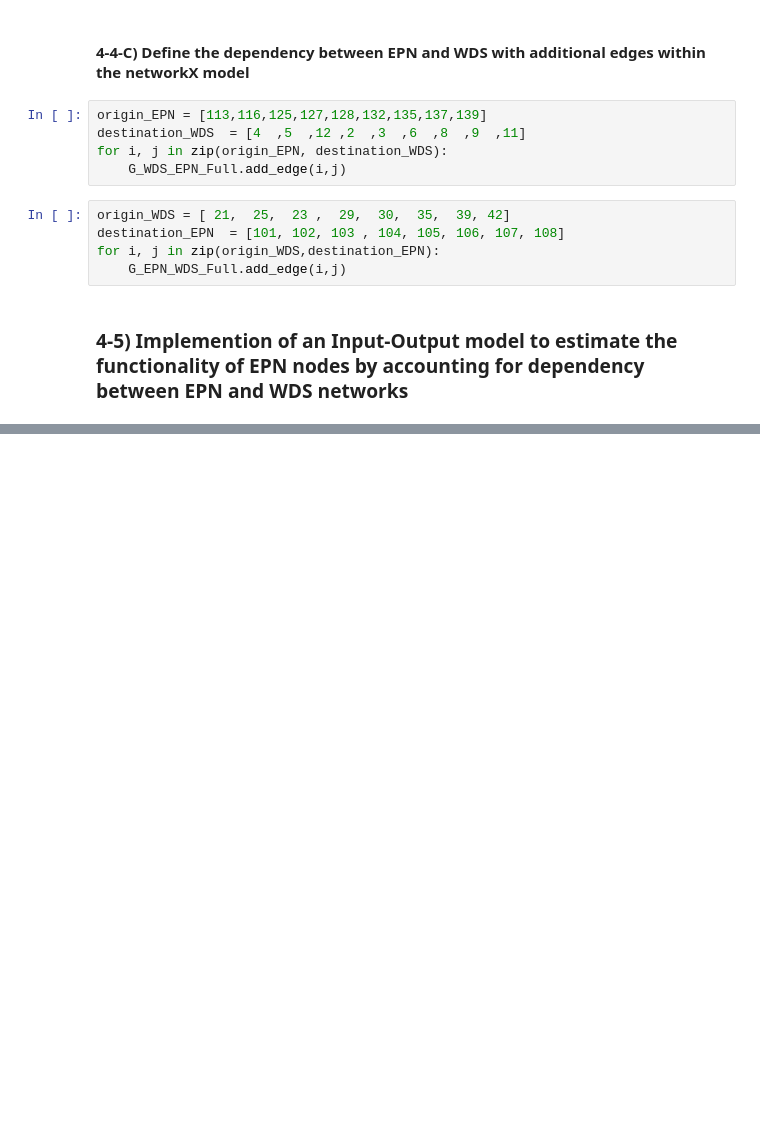
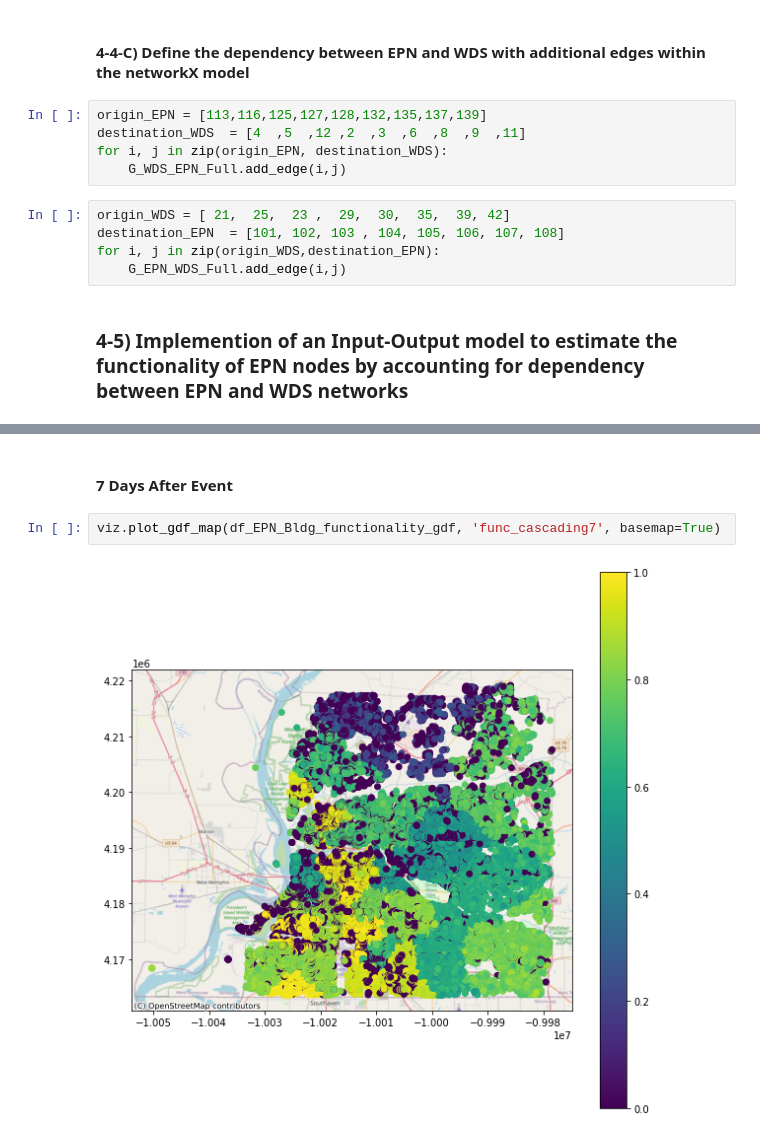
Before and after one commit to IN-CORE/incore-docs, a Jupyter notebook: manual_jb/content/notebooks/MMSA_testbed/MMSA_Seismic_Functionality_and_Restoration_Analysis_for_Interdependent_Buildings-Water-Power_using_Restoration_Curves.ipynb, the cells around one changed output, grey strips where cells are left out. Cells and saved outputs as stored; diff of their text form; blank space fills up the shorter version.

```diff
--- a/manual_jb/content/notebooks/MMSA_testbed/MMSA_Seismic_Functionality_and_Restoration_Analysis_for_Interdependent_Buildings-Water-Power_using_Restoration_Curves.ipynb
+++ b/manual_jb/content/notebooks/MMSA_testbed/MMSA_Seismic_Functionality_and_Restoration_Analysis_for_Interdependent_Buildings-Water-Power_using_Restoration_Curves.ipynb
@@ -767,0 +1167,6 @@ for i, j in zip(origin_WDS,destination_EPN):
+# %% [markdown]
+#### 7 Days After Event
+# %%
+viz.plot_gdf_map(df_EPN_Bldg_functionality_gdf, 'func_cascading7', basemap=True)
+# %% [output]
+[figure, added]
```
Also changed, not shown: parts of 68 cells of this notebook, 1 other file.
